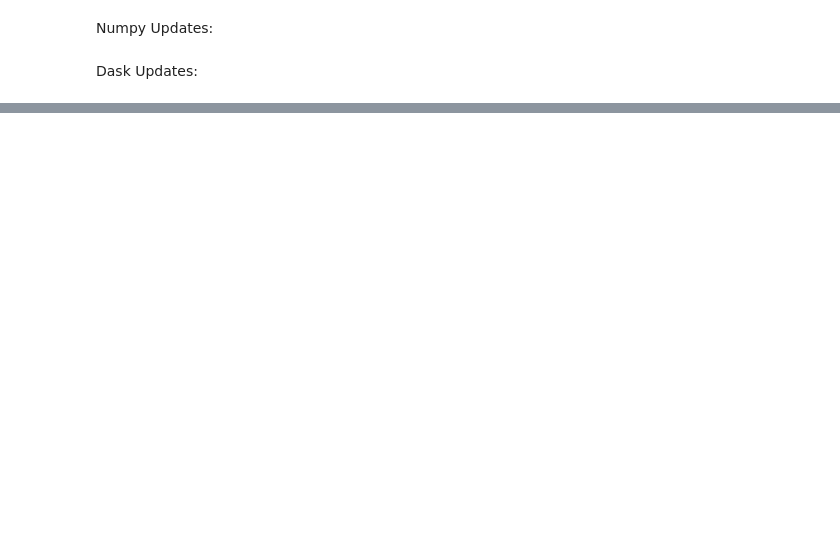
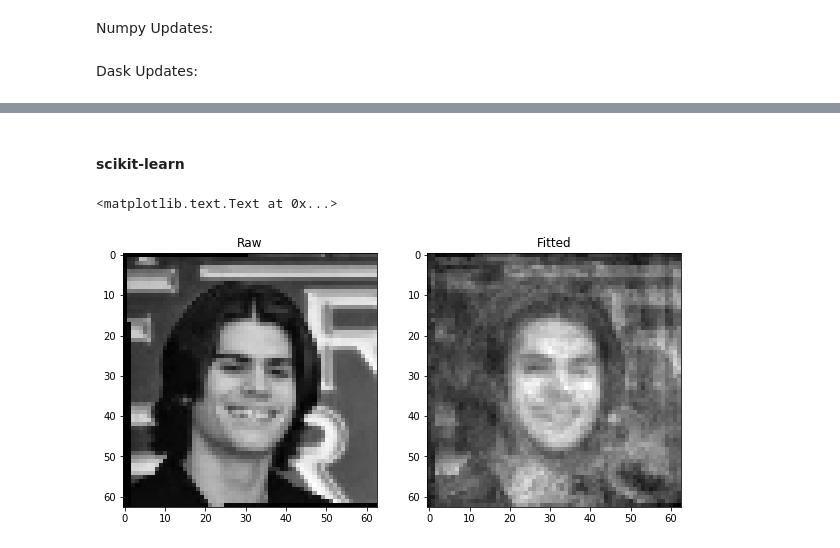
Before and after one commit to HKCaesar/daskNMF, a Jupyter notebook: ExploreNMFmu.ipynb, the cells around one changed output, grey strips where cells are left out. Drawn from its saved outputs; the diff is of its cells as text; code cells hidden in the pictures; blank space fills up the shorter version.

```diff
--- a/ExploreNMFmu.ipynb
+++ b/ExploreNMFmu.ipynb
@@ -269,0 +338,25 @@ for i in range(10):
+# %% [markdown]
+#### scikit-learn
+# %%
+# compare to sklearn multiplicative method
+# only latest versions have the multiplicative method
+# performance seems worse than the coordinate descent method
+
+from sklearn.decomposition import NMF
+nmf = NMF(n_components = k,init = 'nndsvda',solver = 'mu',max_iter = 100)
+W = nmf.fit_transform(X)
+H = nmf.components_
+data_fitted_sk = np.dot(W,H)
+
+#plot the results
+plt.figure(figsize = (10,5))
+plt.subplot(1,2,1)
+plt.imshow(faces[1,::4,::4,0],cmap = 'gray')
+plt.title('Raw')
+
+plt.subplot(1,2,2)
+plt.imshow(data_fitted_sk.reshape(-1,m,n)[1,:,:],cmap = 'gray')
+plt.title('Fitted')
+# %% [output]
+<matplotlib.text.Text at 0x...>
+[figure, added]
```
Also changed, not shown: parts of 34 cells of this notebook.
